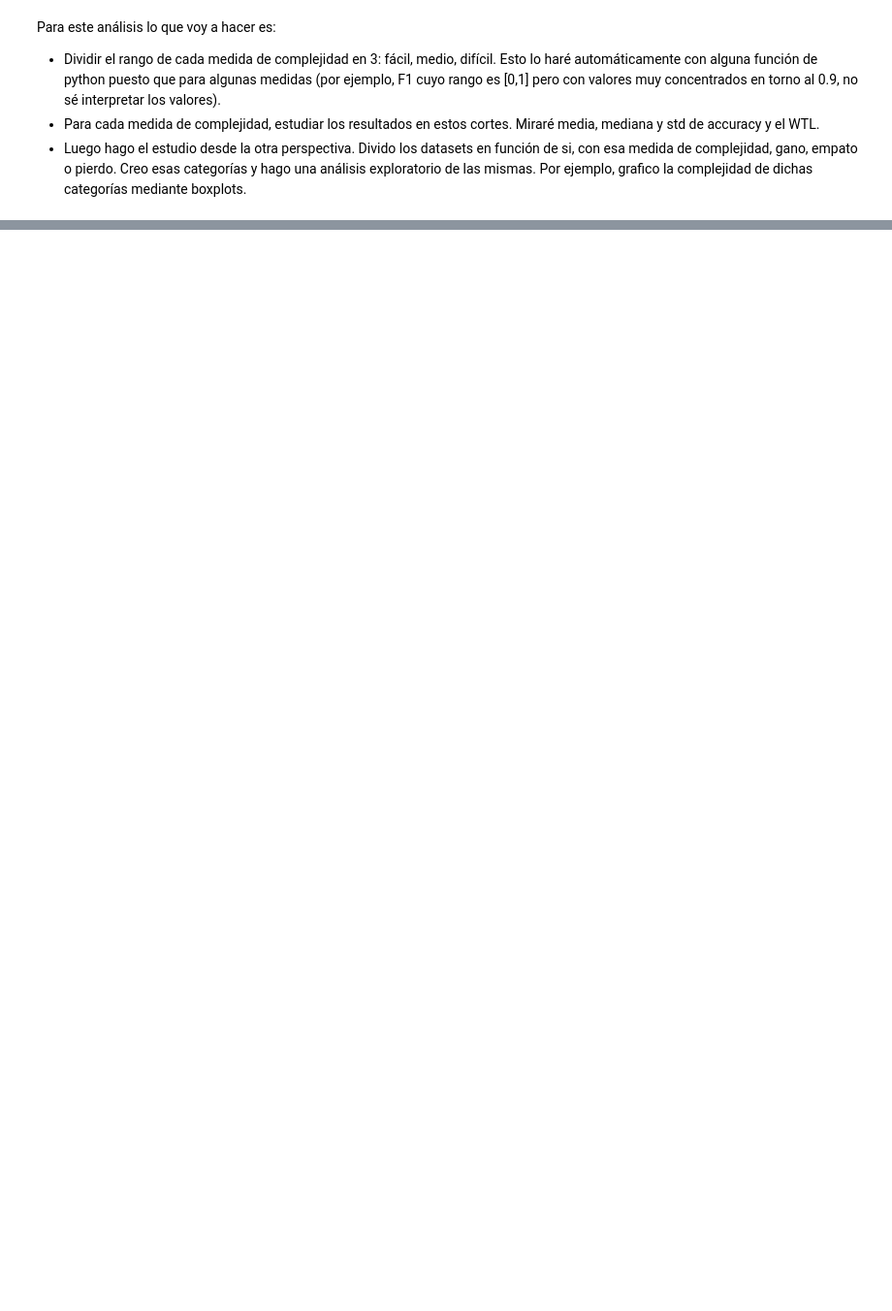
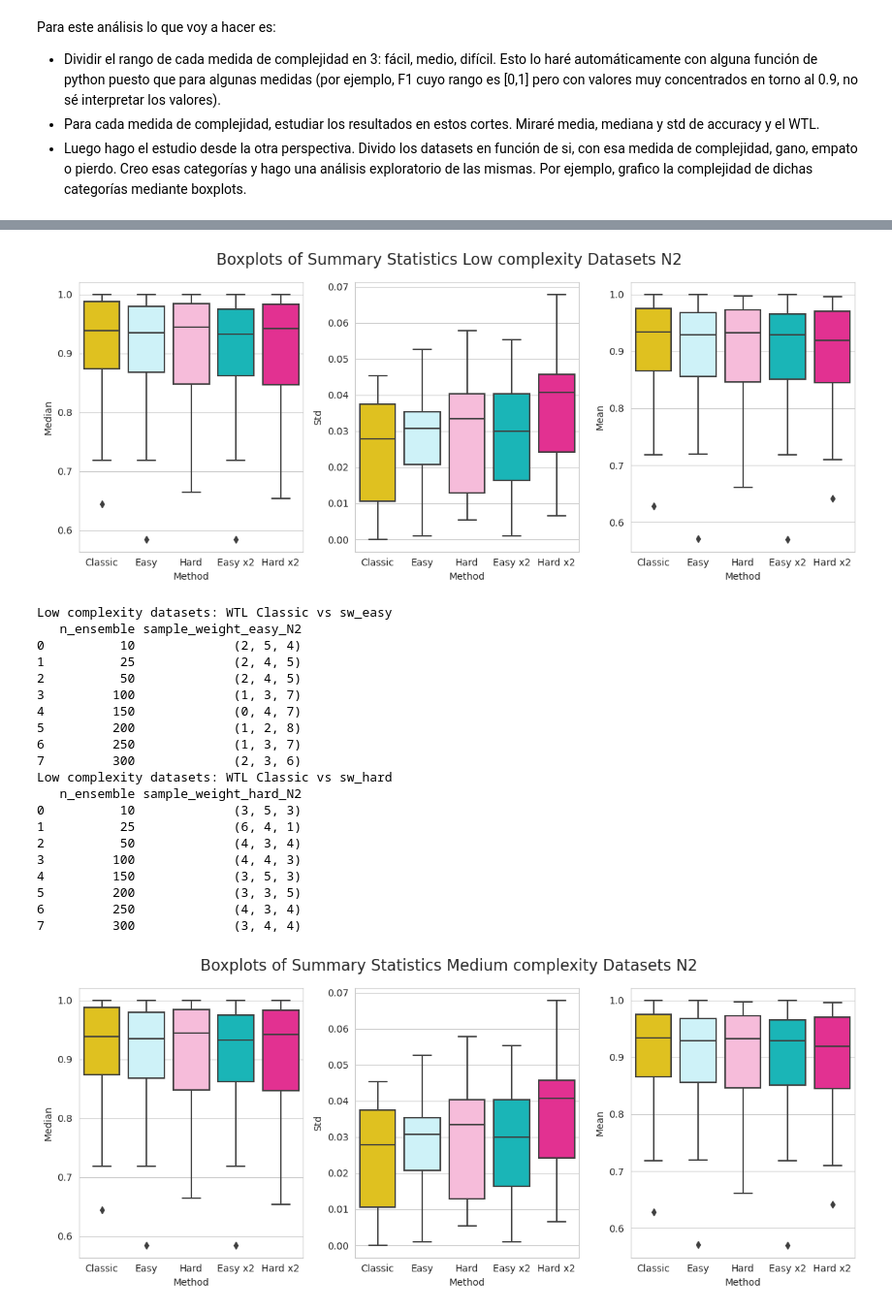
Before and after one commit to carmenlancho/EnsemblesComplexity, a Jupyter notebook: Notebooks/Analysis_GB_LevelOfComplexity.ipynb, the cells around one changed output, grey strips where cells are left out. Shown at 97% size. Cells and saved outputs as stored; diff of their text form; code cells hidden in the pictures; blank space fills up the shorter version.

```diff
--- a/Notebooks/Analysis_GB_LevelOfComplexity.ipynb
+++ b/Notebooks/Analysis_GB_LevelOfComplexity.ipynb
@@ -57,0 +667,27 @@ Para este análisis lo que voy a hacer es:
+# %%
+CM = 'N2'
+loss_function = 'exponential'
+summary_pivot_low, summary_pivot_medium, summary_pivot_high, wtl_sw_easy_low, wtl_sw_easy_medium,wtl_sw_easy_high,wtl_sw_hard_low, wtl_sw_hard_medium, wtl_sw_hard_high = summary_CM_complexity_dataset(CM,all_datasets,df_complex, loss_function)
+# %% [output]
+[figure, added]
+Low complexity datasets: WTL Classic vs sw_easy
+   n_ensemble sample_weight_easy_N2
+0          10             (2, 5, 4)
+1          25             (2, 4, 5)
+2          50             (2, 4, 5)
+3         100             (1, 3, 7)
+4         150             (0, 4, 7)
+5         200             (1, 2, 8)
+6         250             (1, 3, 7)
+7         300             (2, 3, 6)
+Low complexity datasets: WTL Classic vs sw_hard
+   n_ensemble sample_weight_hard_N2
+0          10             (3, 5, 3)
+1          25             (6, 4, 1)
+2          50             (4, 3, 4)
+3         100             (4, 4, 3)
+4         150             (3, 5, 3)
+5         200             (3, 3, 5)
+6         250             (4, 3, 4)
+7         300             (3, 4, 4)
+[figure, added]
```
Also changed, not shown: parts of 25 cells of this notebook.
